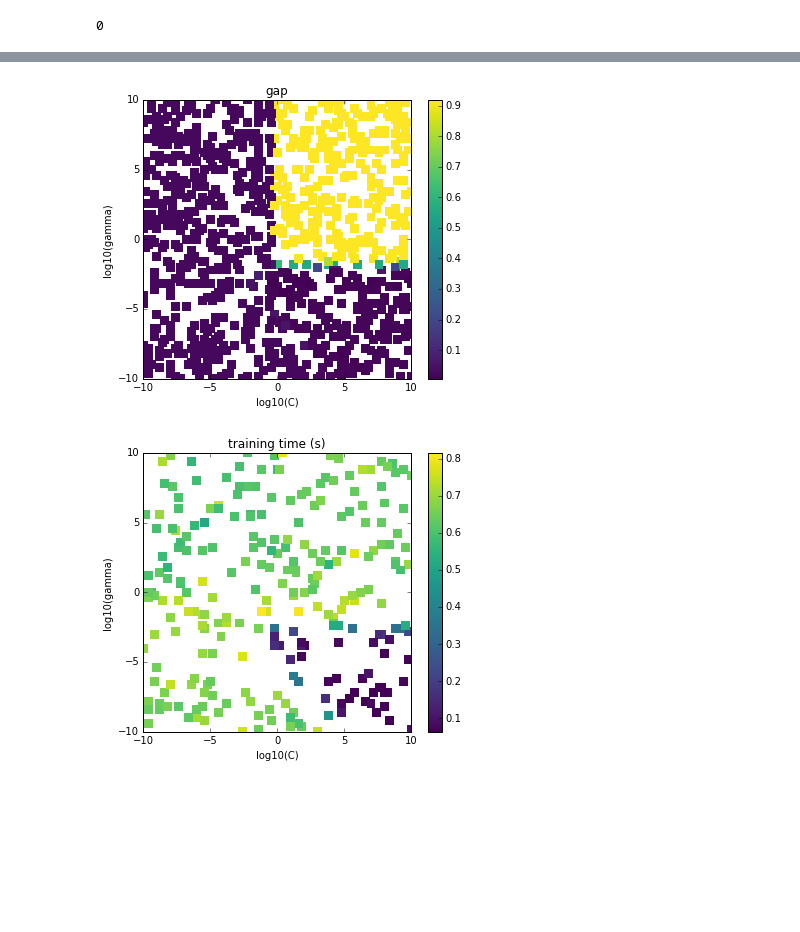
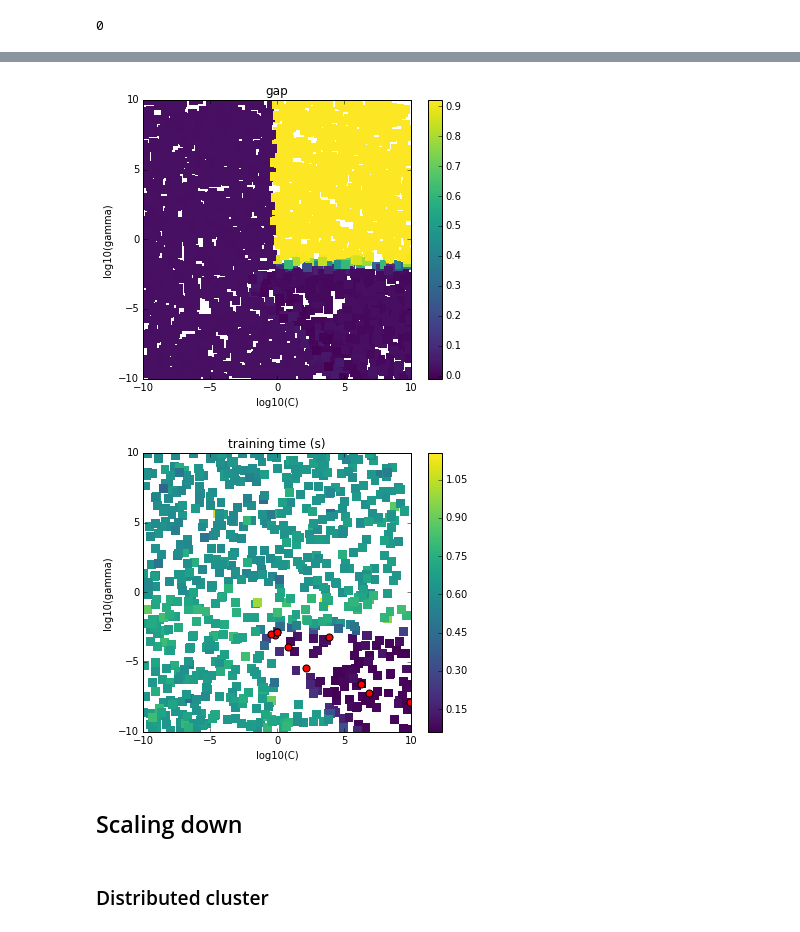
Before and after one commit to ogrisel/docker-distributed, a Jupyter notebook: examples/sklearn_parameter_search.ipynb, the cells around one changed output, grey strips where cells are left out. Cells and saved outputs as stored; diff of their text form; code cells hidden in the pictures; blank space fills up the shorter version.

```diff
--- a/examples/sklearn_parameter_search.ipynb
+++ b/examples/sklearn_parameter_search.ipynb
@@ -188,0 +132,2 @@ plt.scatter(np.log10(top10['C']), np.log10(top10['gamma']),
+# %%
+all_results = e.compute(delayed_evaluations)
@@ -188,0 +140,5 @@ plt.scatter(np.log10(top10['C']), np.log10(top10['gamma']),
+# %%
+import pandas as pd
+results = e.gather([f for f in all_results if f.done()])
+results = pd.DataFrame.from_dict(results)
+results.describe()
@@ -188,0 +166,10 @@ plt.scatter(np.log10(top10['C']), np.log10(top10['gamma']),
+# %%
+from joblib import hash
+
+mean_evaluations = results.groupby('parameters_hash').agg({
+    'train_score': np.mean,
+    'val_score': np.mean,
+    'training_time': np.mean,
+}).reset_index()
+
+mean_evaluations.head(5)
@@ -188,0 +183,9 @@ plt.scatter(np.log10(top10['C']), np.log10(top10['gamma']),
+# %%
+all_parameters = pd.DataFrame.from_dict(list(results['parameters']))
+all_parameters['parameters_hash'] = results['parameters_hash']
+
+evaluations = (
+    mean_evaluations
+    .merge(all_parameters)
+    .drop(['parameters_hash'], axis=1)
+)
@@ -194,12 +235,19 @@ plot_param_map(evaluations, evaluations['train_score'], 'train score')
 # %%
 plt.figure(figsize=(6, 5))
-gap = evaluations['train_score'] - evaluations['validation_score']
+gap = evaluations['train_score'] - evaluations['val_score']
 plot_param_map(evaluations, gap, 'gap')
 # %% [output]
-[figure, old version]
+[figure, new version]
 # %%
 plt.figure(figsize=(6, 5))
 high_tol = evaluations[evaluations['tol'] == 0.1]
+
 plot_param_map(high_tol, high_tol['training_time'], 'training time (s)')
+plt.scatter(np.log10(top10['C']), np.log10(top10['gamma']),
+            c='r', s=50);
 # %% [output]
-[figure, old version]
+[figure, new version]
+# %% [markdown]
+## Scaling down
+# %% [markdown]
+### Distributed cluster
```
Also changed, not shown: parts of 47 cells of this notebook.
